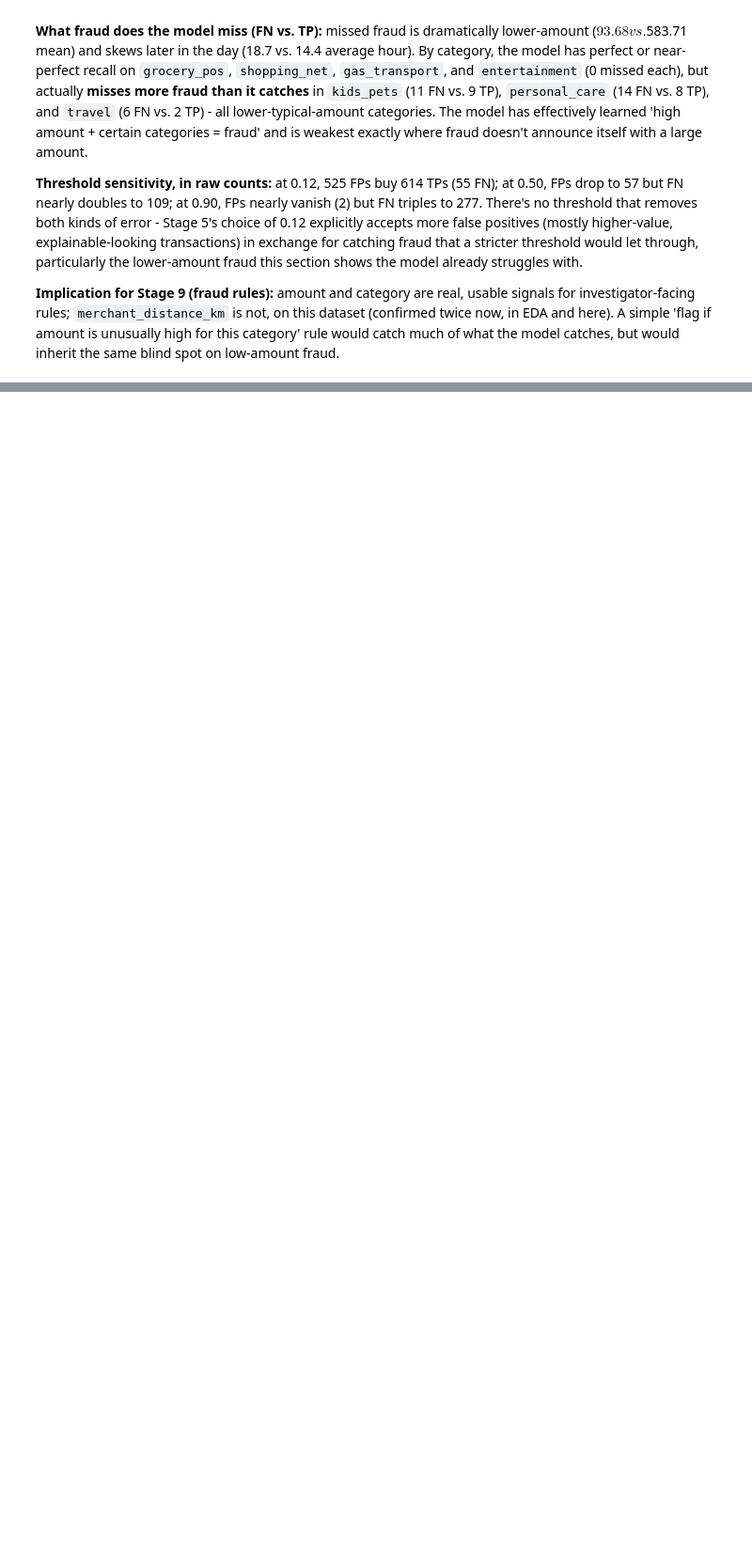
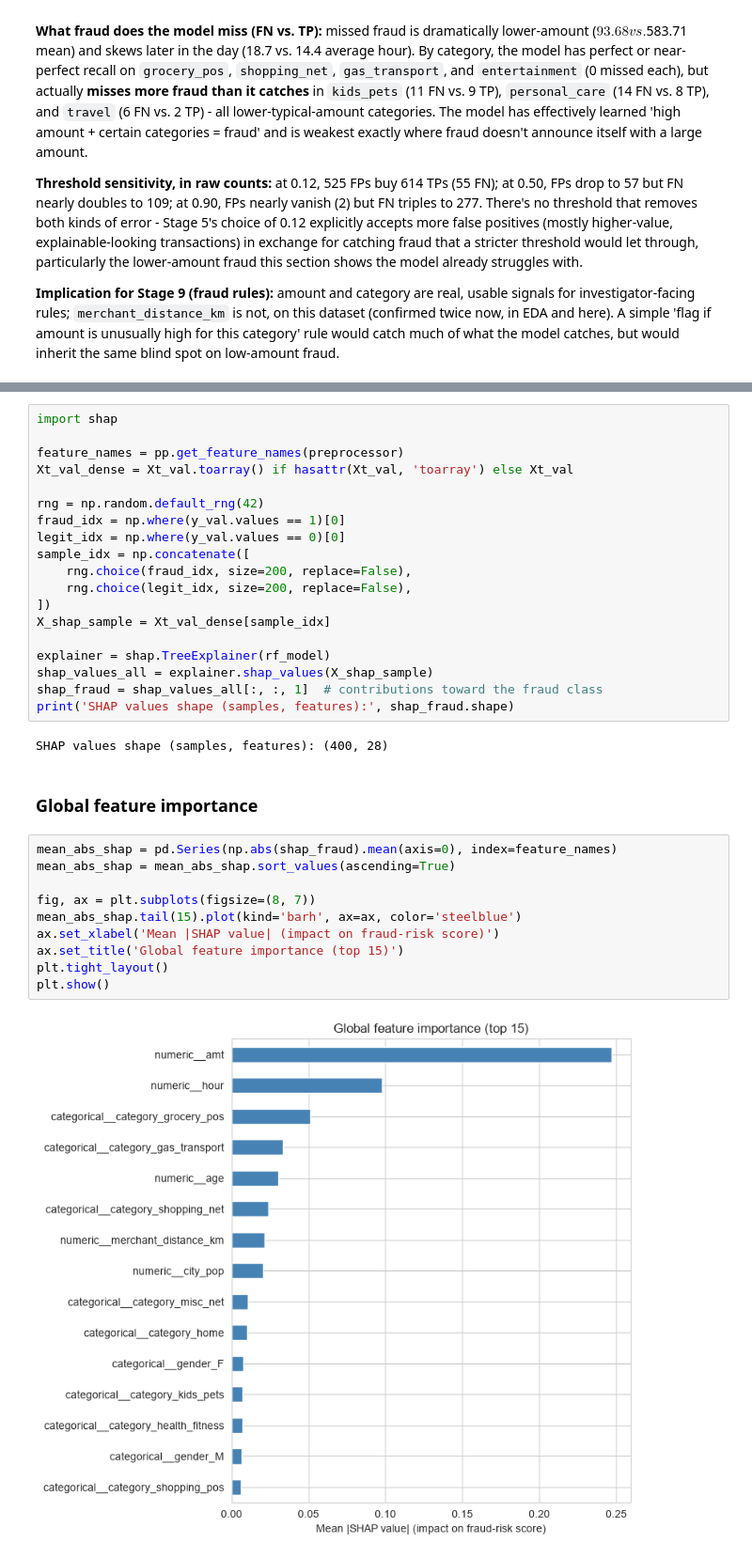
Before and after one commit to Ahussein9817/CreditCardFraudDetection, a Jupyter notebook: notebooks/04_error_analysis.ipynb, the cells around one changed output, grey strips where cells are left out. Shown at 94% size. Saved outputs shown, nothing was run; the diff lists cells and outputs as text; blank space fills up the shorter version.

```diff
--- a/notebooks/04_error_analysis.ipynb
+++ b/notebooks/04_error_analysis.ipynb
@@ -227,0 +234,35 @@ At threshold 0.12: 614 true positives, 525 false positives, 55 false negatives,
+# %%
+import shap
+
+feature_names = pp.get_feature_names(preprocessor)
+Xt_val_dense = Xt_val.toarray() if hasattr(Xt_val, 'toarray') else Xt_val
+
+rng = np.random.default_rng(42)
+fraud_idx = np.where(y_val.values == 1)[0]
+legit_idx = np.where(y_val.values == 0)[0]
+sample_idx = np.concatenate([
+    rng.choice(fraud_idx, size=200, replace=False),
+    rng.choice(legit_idx, size=200, replace=False),
+])
+X_shap_sample = Xt_val_dense[sample_idx]
+
+explainer = shap.TreeExplainer(rf_model)
+shap_values_all = explainer.shap_values(X_shap_sample)
+shap_fraud = shap_values_all[:, :, 1]  # contributions toward the fraud class
+print('SHAP values shape (samples, features):', shap_fraud.shape)
+# %% [output]
+SHAP values shape (samples, features): (400, 28)
+# %% [markdown]
+### Global feature importance
+# %%
+mean_abs_shap = pd.Series(np.abs(shap_fraud).mean(axis=0), index=feature_names)
+mean_abs_shap = mean_abs_shap.sort_values(ascending=True)
+
+fig, ax = plt.subplots(figsize=(8, 7))
+mean_abs_shap.tail(15).plot(kind='barh', ax=ax, color='steelblue')
+ax.set_xlabel('Mean |SHAP value| (impact on fraud-risk score)')
+ax.set_title('Global feature importance (top 15)')
+plt.tight_layout()
+plt.show()
+# %% [output]
+[figure, added]
```
Also changed, not shown: parts of 6 cells of this notebook.
